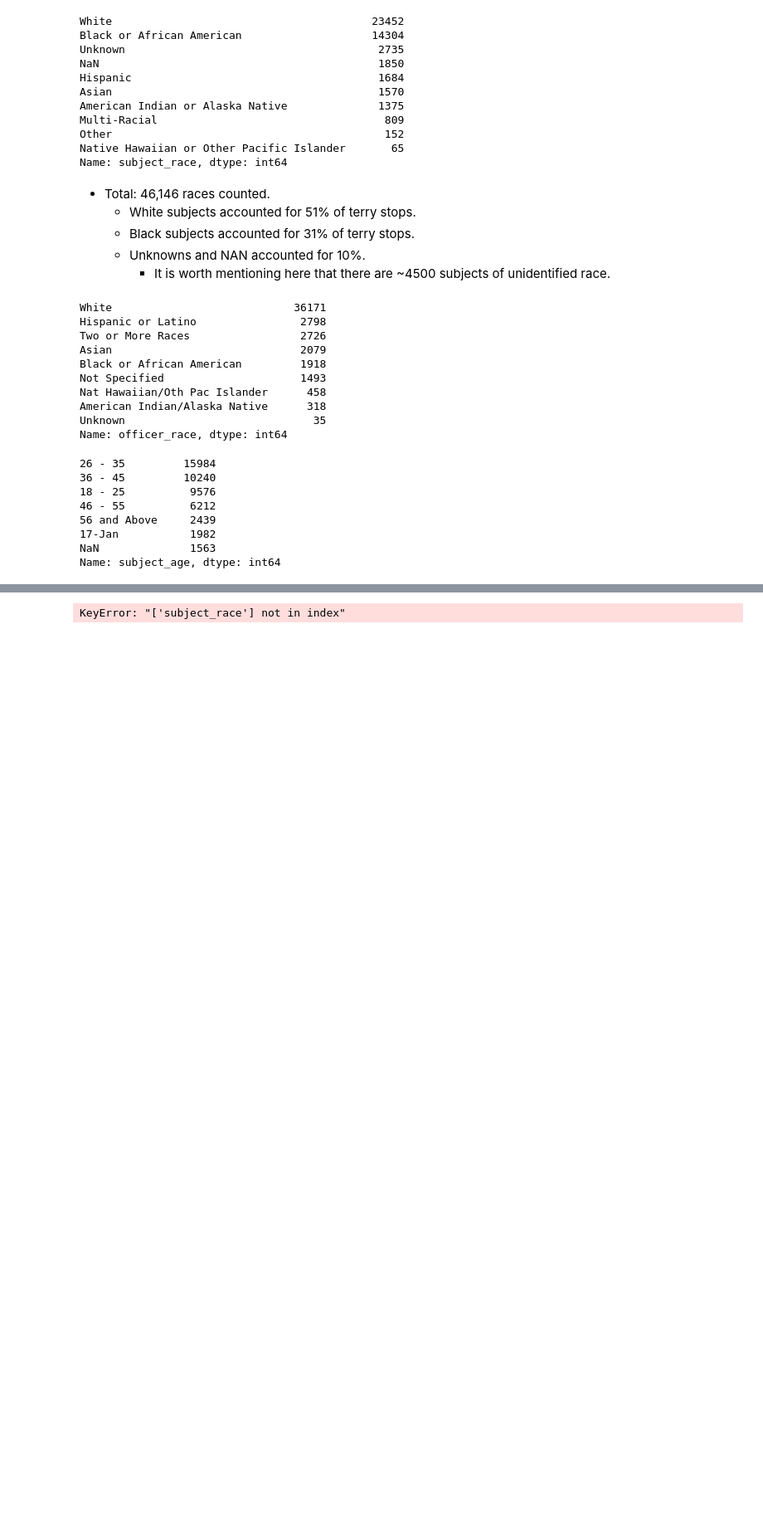
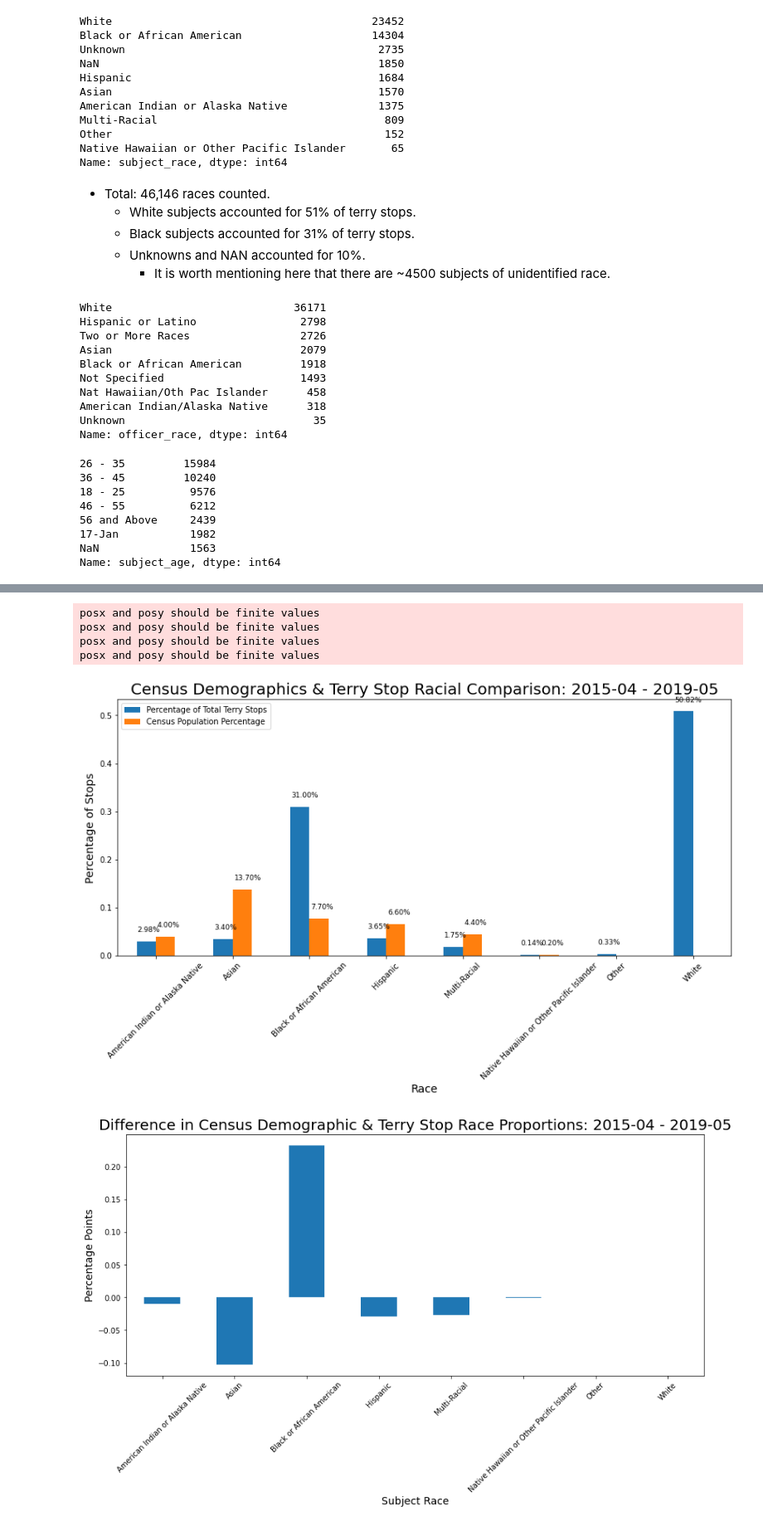
Before and after one commit to letruong711/Terry_Stop_Frisk, a Jupyter notebook: Terry_Ohio_Data_Exploration.ipynb, the cells around one changed output, grey strips where cells are left out. Shown at 83% size. Cells and saved outputs as stored; diff of their text form; code cells hidden in the pictures; blank space fills up the shorter version.

```diff
--- a/Terry_Ohio_Data_Exploration.ipynb
+++ b/Terry_Ohio_Data_Exploration.ipynb
@@ -246,11 +261,11 @@ Categories (9, object): ['White', 'Asian', 'Black or African American', 'Other',
 # %%
-tmp = data[['subject_race','count']]
+tmp = race[['subject_race','count']]
 tmp = tmp.groupby('subject_race').count()
 tmp['stop_pct'] = tmp['count'] / tmp['count'].sum()
 tmp.drop(['count'], axis = 1, inplace = True)
 
 #create dataframe with census data information & join with main information
-census_data = pd.DataFrame(index = tmp.index, data = {'census_pct' : [.04,.137,.077,.066,.044,.002,np.nan,.663,]} )
+census_data = pd.DataFrame(index = tmp.index, data = {'census_pct' : [.04,.137,.077,.066,.044,.002,np.nan,.663, np.nan]} )
 tmp = tmp.join(census_data)
 tmp = tmp[tmp.index != 'Unknown']
 
@@ -258,34 +273,39 @@ tmp = tmp[tmp.index != 'Unknown']
 #plot the data
 ax = tmp.plot(kind = 'bar', figsize = (14,6))
 
 #display the values over the corresoponding bar graphs
 for i, v in enumerate(tmp.stop_pct):
     ax.text(i-.24, v+.02, '{:.2f}%'.format(100*v),fontsize = 9 )
 
 for i, v in enumerate(tmp.census_pct):
     ax.text(i+.02, v+.02, '{:.2f}%'.format(100*v),fontsize = 9 )
 
 
 
 
 _=plt.xticks(rotation = 45)
 _=plt.title('Census Demographics & Terry Stop Racial Comparison: 2015-04 - 2019-05', fontsize = 20)
 _=plt.xlabel('Race', fontsize = 14)
 _=plt.ylabel('Percentage of Stops', fontsize = 14)
 _=plt.legend(loc = 'best', labels = ['Percentage of Total Terry Stops', 'Census Population Percentage'] )
 plt.show()
 
 
 
 tmp['diff'] = tmp.stop_pct - tmp.census_pct
 tmp['diff'].plot(kind = 'bar', figsize = (14,6))
 _=plt.xlabel('Subject Race', fontsize = 14)
 _=plt.ylabel('Percentage Points', fontsize = 14)
 _=plt.title('Difference in Census Demographic & Terry Stop Race Proportions: 2015-04 - 2019-05', fontsize = 20)
 _=plt.xticks(rotation = 45)
 plt.show()
 # %% [output]
-KeyError: "['subject_race'] not in index"
+posx and posy should be finite values
+posx and posy should be finite values
+posx and posy should be finite values
+posx and posy should be finite values
+[figure, added]
+[figure, added]
 # %%
 #subset the data & transform with pivot
 tmp = new_df[['subject_gender', 'subject_race','count']]
```
Also changed, not shown: parts of 5 cells of this notebook.
